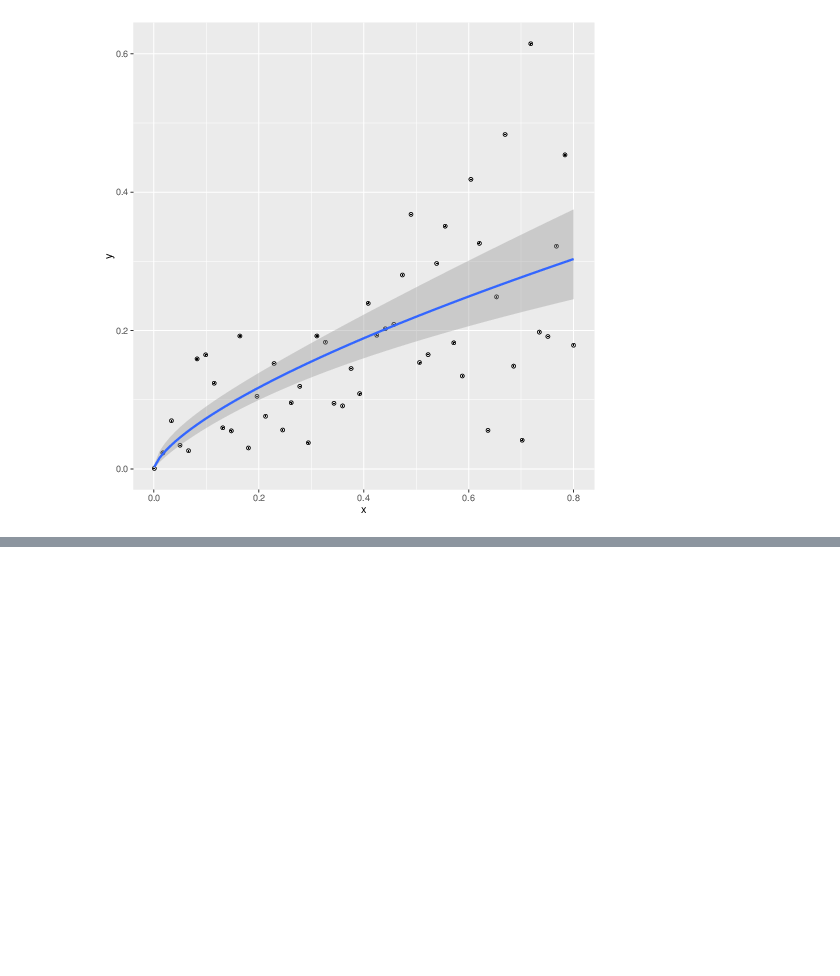
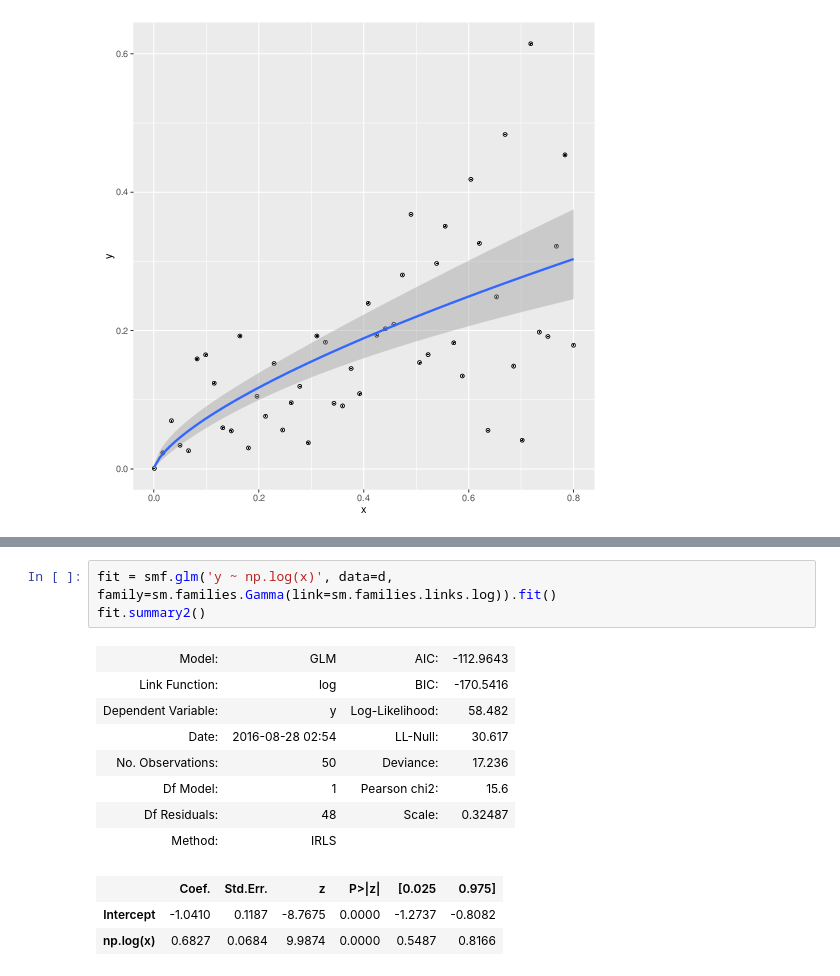
Before and after one commit to take-pwave/notebook, a Jupyter notebook: kubo-book/kubo_book_chap6.ipynb, the cells around one changed output, grey strips where cells are left out. Cells and saved outputs as stored; diff of their text form; blank space fills up the shorter version.

```diff
--- a/kubo-book/kubo_book_chap6.ipynb
+++ b/kubo-book/kubo_book_chap6.ipynb
@@ -477,0 +495,15 @@ postGraph(graph)
+# %%
+fit = smf.glm('y ~ np.log(x)', data=d, family=sm.families.Gamma(link=sm.families.links.log)).fit()
+fit.summary2()
+# %% [output]
+| Model: | GLM | AIC: | -112.9643 |
+| Link Function: | log | BIC: | -170.5416 |
+| Dependent Variable: | y | Log-Likelihood: | 58.482 |
+| Date: | 2016-08-28 02:54 | LL-Null: | 30.617 |
+| No. Observations: | 50 | Deviance: | 17.236 |
+| Df Model: | 1 | Pearson chi2: | 15.6 |
+| Df Residuals: | 48 | Scale: | 0.32487 |
+| Method: | IRLS |  |  |
+|  | Coef. | Std.Err. | z | P>|z| | [0.025 | 0.975] |
+| Intercept | -1.0410 | 0.1187 | -8.7675 | 0.0000 | -1.2737 | -0.8082 |
+| np.log(x) | 0.6827 | 0.0684 | 9.9874 | 0.0000 | 0.5487 | 0.8166 |
```
Also changed, not shown: parts of 9 cells of this notebook, 1 other file.
